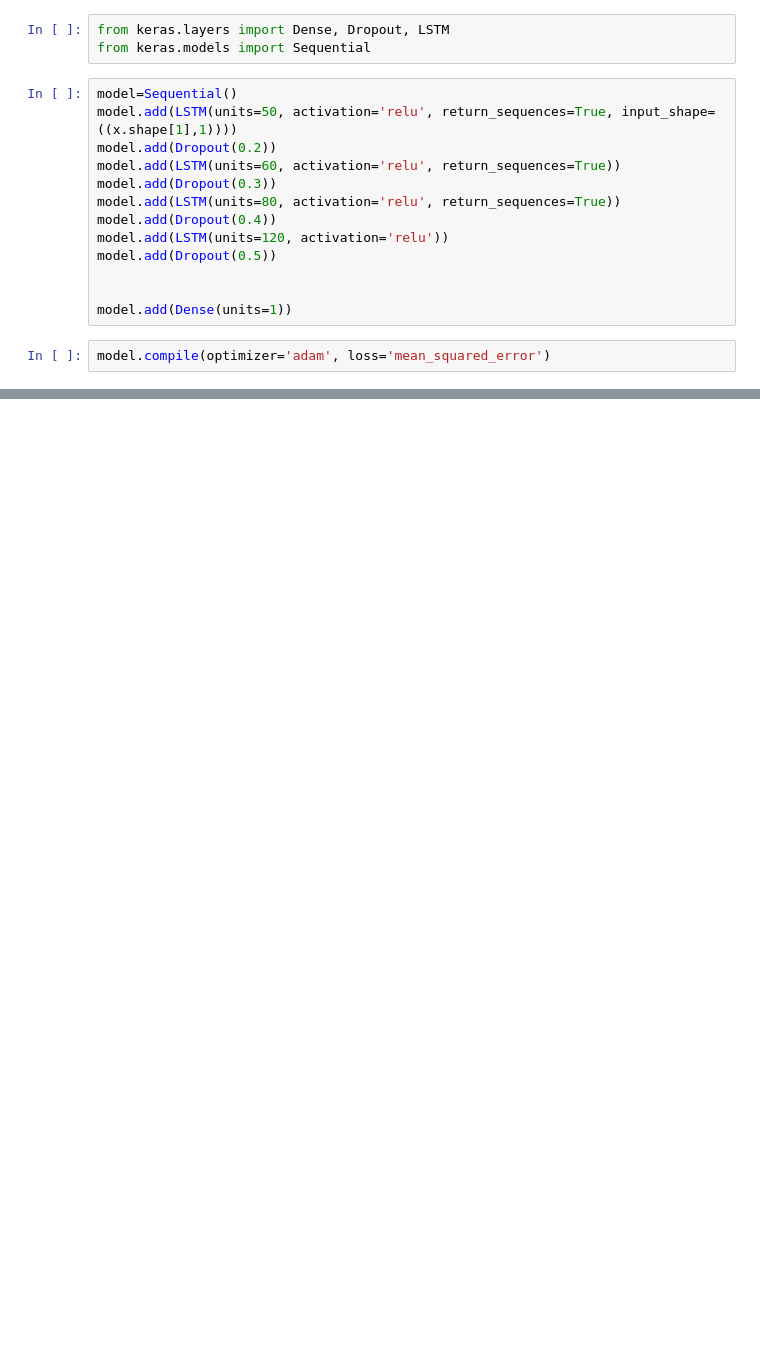
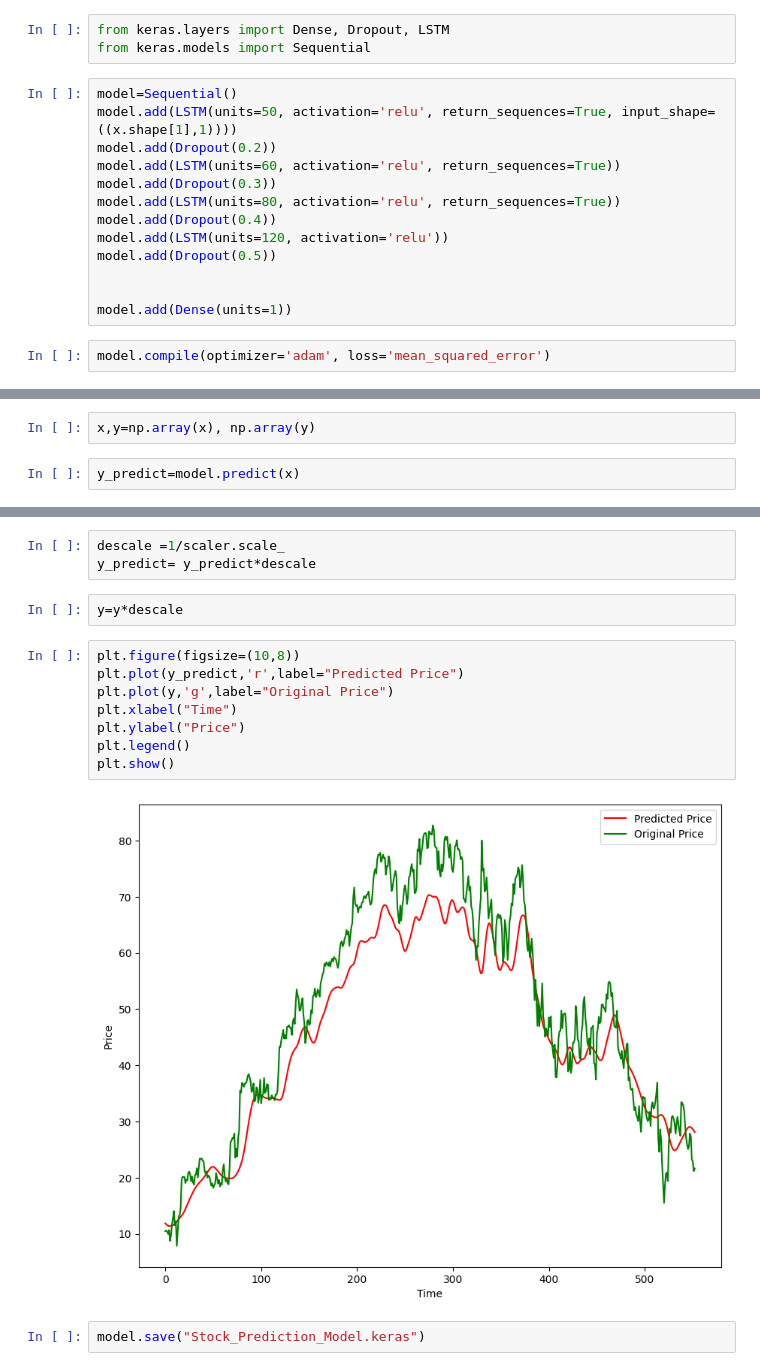
Before and after one commit to kavish-100403/Stock_Market_Analysis, a Jupyter notebook: main.ipynb, the cells around one changed output, grey strips where cells are left out. Cells and saved outputs as stored; diff of their text form; blank space fills up the shorter version.

Commit message:
Completed the training and testing of the data and saving this as new keras file so we caan run it using a web app

```diff
--- a/main.ipynb
+++ b/main.ipynb
@@ -97,0 +157,4 @@ model.compile(optimizer='adam', loss='mean_squared_error')
+# %%
+x,y=np.array(x), np.array(y)
+# %%
+y_predict=model.predict(x)
@@ -97,0 +163,17 @@ model.compile(optimizer='adam', loss='mean_squared_error')
+# %%
+descale =1/scaler.scale_
+y_predict= y_predict*descale
+# %%
+y=y*descale
+# %%
+plt.figure(figsize=(10,8))
+plt.plot(y_predict,'r',label="Predicted Price")
+plt.plot(y,'g',label="Original Price")
+plt.xlabel("Time")
+plt.ylabel("Price")
+plt.legend()
+plt.show()
+# %% [output]
+[figure, added]
+# %%
+model.save("Stock_Prediction_Model.keras")
```
Also changed, not shown: parts of 8 cells of this notebook.
